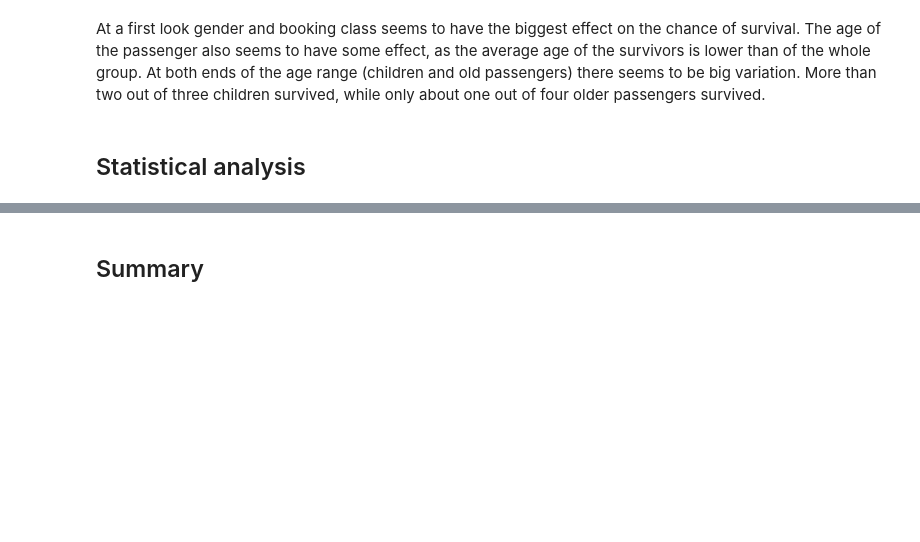
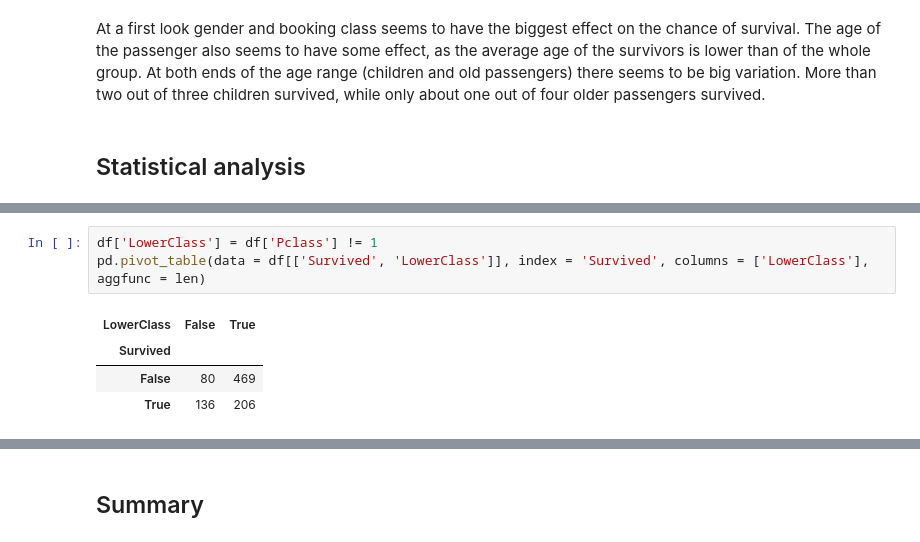
Before and after one commit to eliujulian/titanic, a Jupyter notebook: titanic.ipynb, the cells around one changed output, grey strips where cells are left out. Saved outputs shown, nothing was run; the diff lists cells and outputs as text; blank space fills up the shorter version.

```diff
--- a/titanic.ipynb
+++ b/titanic.ipynb
@@ -1017,0 +808,8 @@ CI: 0.27 to 0.33
+# %%
+df['LowerClass'] = df['Pclass'] != 1
+pd.pivot_table(data = df[['Survived', 'LowerClass']], index = 'Survived', columns = ['LowerClass'], aggfunc = len)
+# %% [output]
+| LowerClass | False | True |
+| Survived |  |  |
+| False | 80 | 469 |
+| True | 136 | 206 |
```
Also changed, not shown: parts of 47 cells of this notebook, 1 other file.
